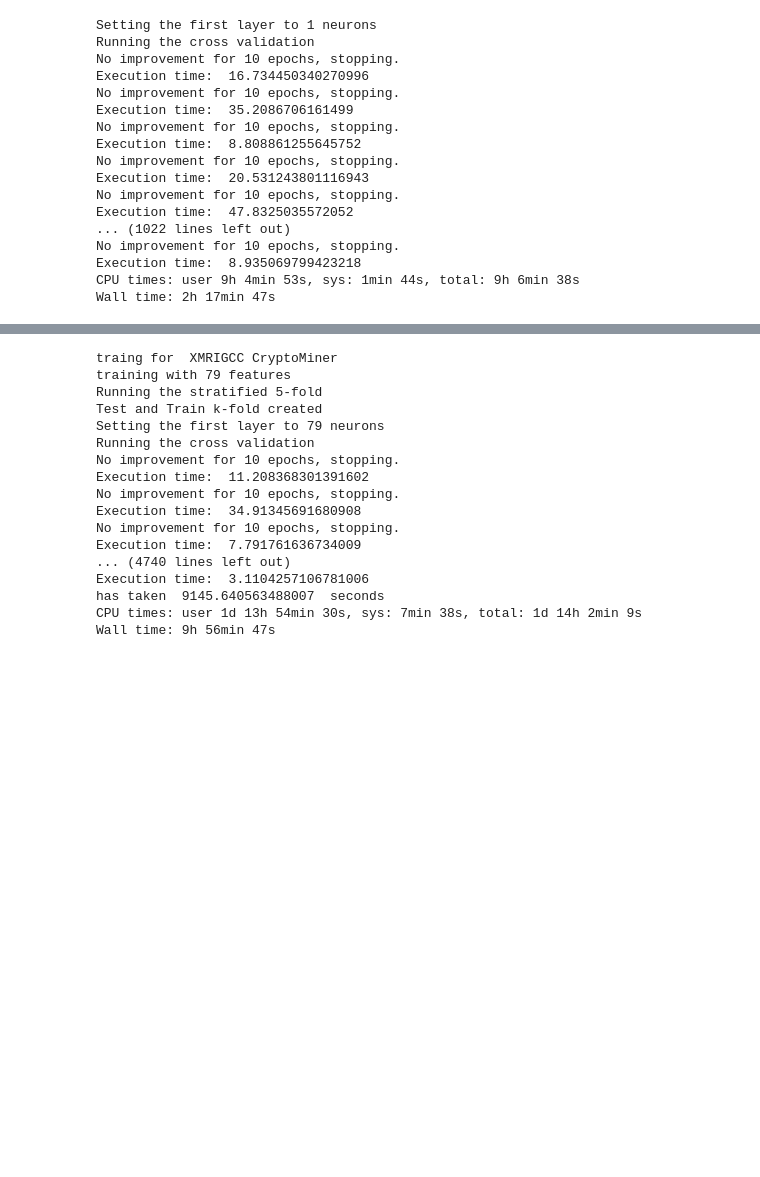
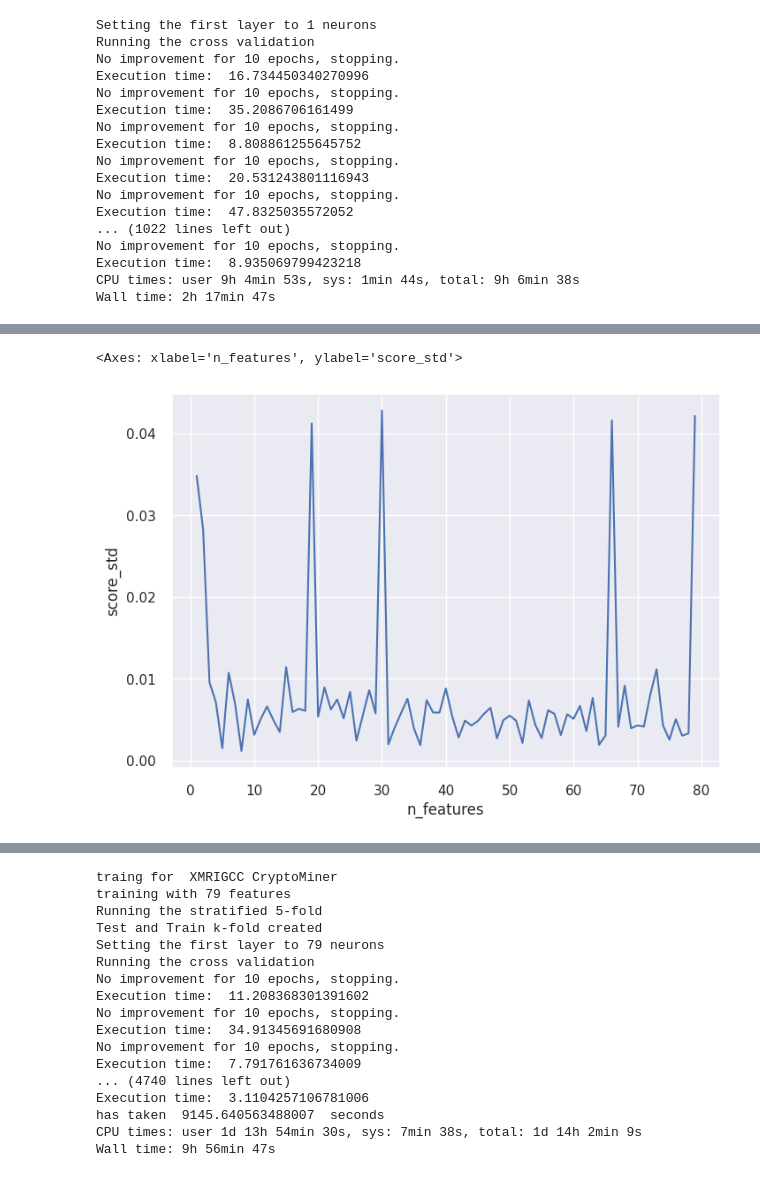
Before and after one commit to ludotosk/tesi, a Jupyter notebook: tesi-mlp-torch.ipynb, the cells around one changed output, grey strips where cells are left out. Cells and saved outputs as stored; diff of their text form; code cells hidden in the pictures; blank space fills up the shorter version.

```diff
--- a/tesi-mlp-torch.ipynb
+++ b/tesi-mlp-torch.ipynb
@@ -311,0 +325,6 @@ Wall time: 2h 17min 47s
+# %%
+sns.set_theme()
+sns.lineplot(data=feature_reduction_scores, x="n_features", y="score_std")
+# %% [output]
+<Axes: xlabel='n_features', ylabel='score_std'>
+[figure, added]
```
Also changed, not shown: parts of 14 cells of this notebook, 2 other files.
